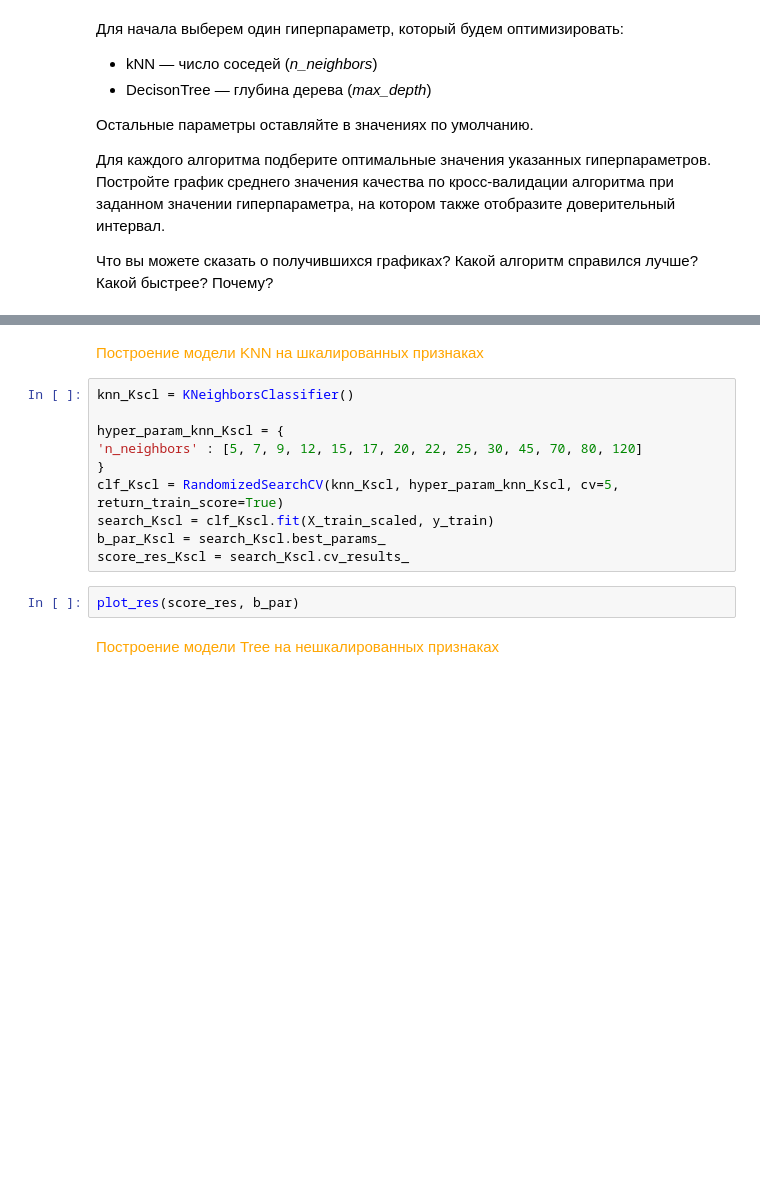
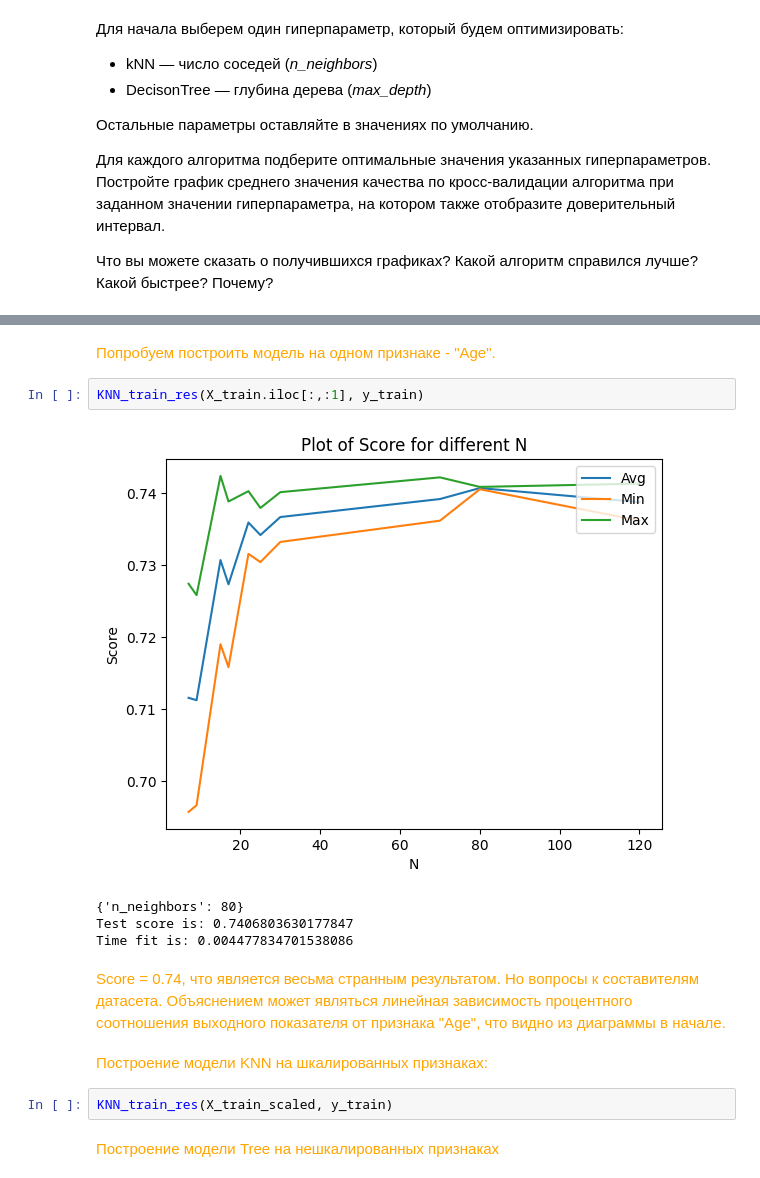
Before and after one commit to Mikhaelyes/GirafeML, a Jupyter notebook: Lab_2_Complex_task/Var_1_v1.ipynb, the cells around one changed output, grey strips where cells are left out. Cells and saved outputs as stored; diff of their text form; blank space fills up the shorter version.

```diff
--- a/Lab_2_Complex_task/Var_1_v1.ipynb
+++ b/Lab_2_Complex_task/Var_1_v1.ipynb
@@ -529,18 +479,23 @@ plot_res(score_res_Knotscl, b_par_Knotscl)
+# %% [markdown]
+<span style="color:orange">
+Попробуем построить модель на одном признаке - "Age".
+# %%
+KNN_train_res(X_train.iloc[:,:1], y_train)
+# %% [output]
+[figure, added]
+{'n_neighbors': 80}
+Test score is: 0.7406803630177847
+Time fit is: 0.004477834701538086
+# %% [markdown]
+<span style="color:orange">
+Score = 0.74, что является весьма странным результатом. Но вопросы к составителям датасета.
+Объяснением может являться линейная зависимость процентного соотношения выходного показателя от
+признака "Age", что видно из диаграммы в начале.
 # %% [markdown]
 <span style="color:orange">
-Построение модели KNN на шкалированных признаках
+Построение модели KNN на шкалированных признаках:
-# %%
-knn_Kscl = KNeighborsClassifier()
-
-hyper_param_knn_Kscl = {
-'n_neighbors' : [5, 7, 9, 12, 15, 17, 20, 22, 25, 30, 45, 70, 80, 120]
-}
-clf_Kscl = RandomizedSearchCV(knn_Kscl, hyper_param_knn_Kscl, cv=5, return_train_score=True)
-search_Kscl = clf_Kscl.fit(X_train_scaled, y_train)
-b_par_Kscl = search_Kscl.best_params_
-score_res_Kscl = search_Kscl.cv_results_
-# %%
-plot_res(score_res, b_par)
+# %%
+KNN_train_res(X_train_scaled, y_train)
 # %% [markdown]
 <span style="color:orange">
 Построение модели Tree на нешкалированных признаках
```
Also changed, not shown: parts of 68 cells of this notebook.
